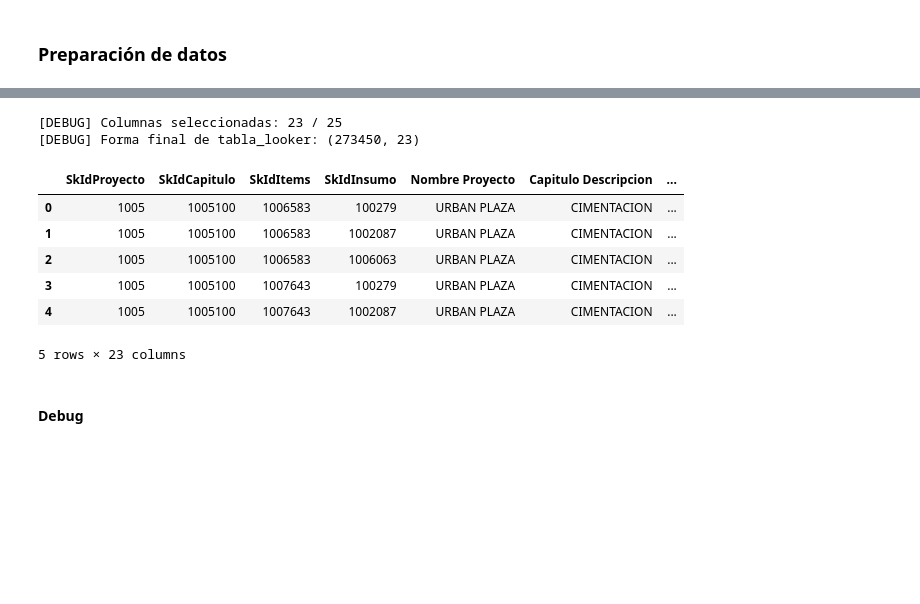
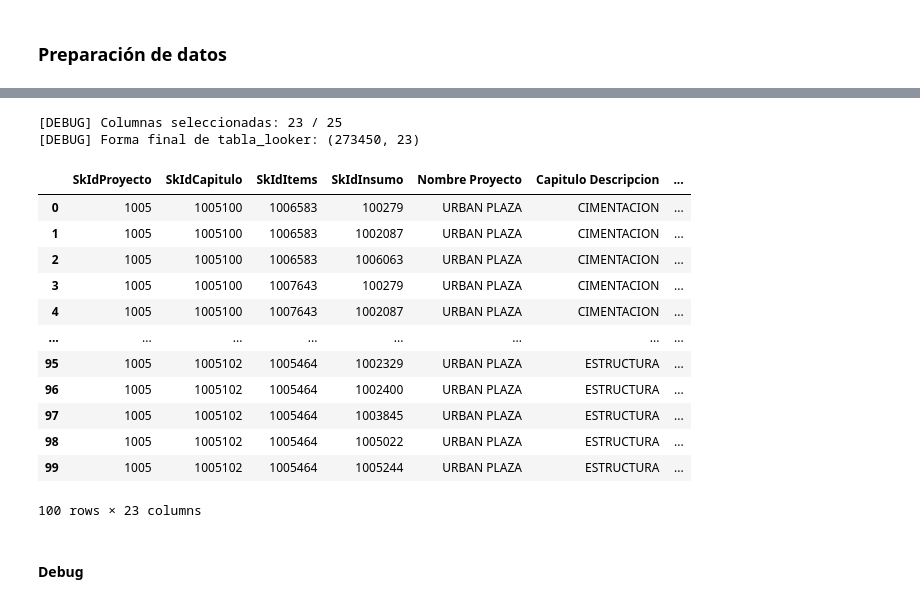
Before and after one commit to ConnectEscuelaIngenieros/consultoriaConnectBogota, a Jupyter notebook: Concatenador_Codigos_para_Homologador.ipynb, the cells around one changed output, grey strips where cells are left out. Saved outputs shown, nothing was run; the diff lists cells and outputs as text; code cells hidden in the pictures; blank space fills up the shorter version.

```diff
--- a/Concatenador_Codigos_para_Homologador.ipynb
+++ b/Concatenador_Codigos_para_Homologador.ipynb
@@ -37,7 +37,7 @@ tabla_macro["Proyecto_sin_prefijo"] = tabla_macro["Proyecto"].apply(
 )
 
 # Verificar coincidencias
-interseccion = set(tabla_proyectos["Nombre Proyecto"]).intersection(set(tabla_macro["Proyecto"]))
+interseccion = set(tabla_proyectos["Nombre Proyecto"]).intersection(set(tabla_macro["Proyecto_sin_prefijo"]))
 print(f"[DEBUG] Coincidencias exactas entre tablas: {len(interseccion)}")
 
 # === Merge de proyectos con macroproyectos ===
@@ -45,7 +45,7 @@ tabla_proyectos_macro = pd.merge(
     tabla_proyectos,
     tabla_macro,
     left_on="Nombre Proyecto",
-    right_on="Proyecto",
+    right_on="Proyecto_sin_prefijo",
     how="left",
 )
 
@@ -69,13 +69,12 @@ tabla_insumos_pref = tabla_insumos_unica.rename(columns={c: f"Insumo_{c}" for c
 tabla_final = pd.merge(tabla_3, tabla_insumos_pref, on="SkIdInsumo", how="left")
 print(f"[DEBUG] OK. Forma final: {tabla_final.shape}")
 
+
+'''
 # === Exportar resultados ===
 tabla_final.to_csv("tabla_looker.csv", index=False, encoding="utf-8", sep=",")
 tabla_final.to_parquet("tabla_looker.parquet", index=False)
-
 print("[DEBUG] Exportado CSV y Parquet correctamente.")
-
-# Vista rápida de verificación
-display(tabla_final[["Nombre Proyecto", "Macroproyecto"]].head(10))
+'''
 # %% [output]
 [DEBUG] Columnas alineadas.
@@ -97,33 +122,39 @@ display(tabla_final[["Nombre Proyecto", "Macroproyecto"]].head(10))
 # %%
 # === SELECCIÓN DE COLUMNAS ===
 columnas_finales = [
     "SkIdProyecto", "SkIdCapitulo", "SkIdItems", "SkIdInsumo",
     "Nombre Proyecto", "Capitulo Descripcion", "Item Descripcion",
     "Insumo_Insumo Descripcion", "Insumo_Agrupacion Descripcion",
     "SkIdFecha Real", "Cantidad", "Valor Unitario", "Valor Total",
     "Insumo_Valor Unitario", "Insumo_Valor Neto", "Insumo_Fecha Creacion",
     "Cantidad Item", "Macroproyecto", "Insumo_Fecha Modificacion",
     "Fecha De Elaboracion", "Fecha De Inicio", "Fecha De Finalización",
     "SkIdFecha", "Capitulo Numero", "Cantidad_Item"
 ]
 
 # Filtrar solo las columnas que existan realmente (por seguridad)
 columnas_existentes = [col for col in columnas_finales if col in tabla_final.columns]
 tabla_looker = tabla_final[columnas_existentes].copy()
 
 print(f"[DEBUG] Columnas seleccionadas: {len(columnas_existentes)} / {len(columnas_finales)}")
 print(f"[DEBUG] Forma final de tabla_looker: {tabla_looker.shape}")
-display(tabla_looker.head(5))
+display(tabla_looker.head(100))
 # %% [output]
 [DEBUG] Columnas seleccionadas: 23 / 25
 [DEBUG] Forma final de tabla_looker: (273450, 23)
 |  | SkIdProyecto | SkIdCapitulo | SkIdItems | SkIdInsumo | Nombre Proyecto | Capitulo Descripcion | ... |
 | 0 | 1005 | 1005100 | 1006583 | 100279 | URBAN PLAZA | CIMENTACION | ... |
 | 1 | 1005 | 1005100 | 1006583 | 1002087 | URBAN PLAZA | CIMENTACION | ... |
 | 2 | 1005 | 1005100 | 1006583 | 1006063 | URBAN PLAZA | CIMENTACION | ... |
 | 3 | 1005 | 1005100 | 1007643 | 100279 | URBAN PLAZA | CIMENTACION | ... |
 | 4 | 1005 | 1005100 | 1007643 | 1002087 | URBAN PLAZA | CIMENTACION | ... |
+| ... | ... | ... | ... | ... | ... | ... | ... |
+| 95 | 1005 | 1005102 | 1005464 | 1002329 | URBAN PLAZA | ESTRUCTURA | ... |
+| 96 | 1005 | 1005102 | 1005464 | 1002400 | URBAN PLAZA | ESTRUCTURA | ... |
+| 97 | 1005 | 1005102 | 1005464 | 1003845 | URBAN PLAZA | ESTRUCTURA | ... |
+| 98 | 1005 | 1005102 | 1005464 | 1005022 | URBAN PLAZA | ESTRUCTURA | ... |
+| 99 | 1005 | 1005102 | 1005464 | 1005244 | URBAN PLAZA | ESTRUCTURA | ... |
-5 rows × 23 columns
+100 rows × 23 columns
 # %% [markdown]
 #### Debug
 # %%
```
Also changed, not shown: parts of 7 cells of this notebook.
